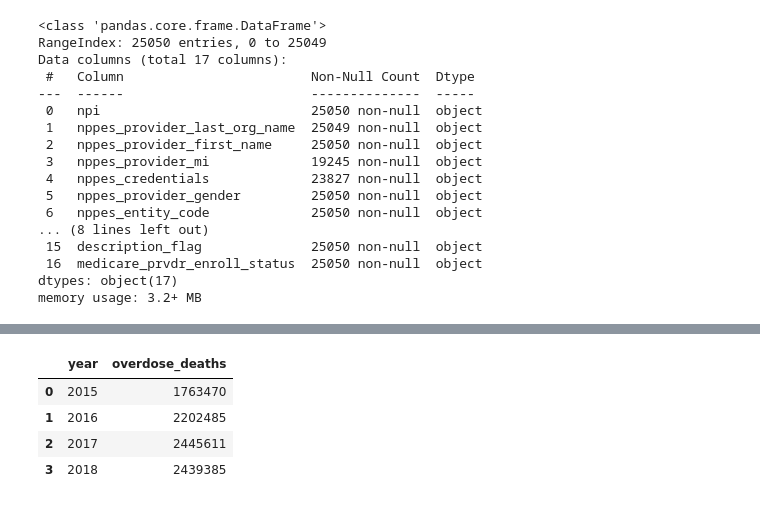
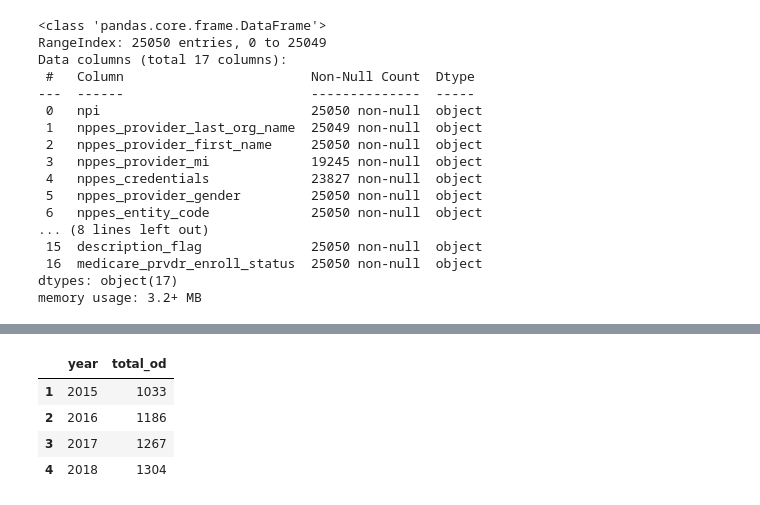
Before and after one commit to NSS-Data-Analytics-Cohort-16/da16-prescribers-python-DSVaughan266, a Jupyter notebook: notebooks/prescribers_connection_question3.ipynb, the cells around one changed output, grey strips where cells are left out. Saved outputs shown, nothing was run; the diff lists cells and outputs as text; code cells hidden in the pictures.

```diff
--- a/notebooks/prescribers_connection_question3.ipynb
+++ b/notebooks/prescribers_connection_question3.ipynb
@@ -115,9 +90,0 @@ overdose_deaths
-# %%
-overdose_deaths_year = overdose_deaths.groupby('year')['overdose_deaths'].sum().reset_index()
-overdose_deaths_year
-# %% [output]
-|  | year | overdose_deaths |
-| 0 | 2015 | 1763470 |
-| 1 | 2016 | 2202485 |
-| 2 | 2017 | 2445611 |
-| 3 | 2018 | 2439385 |
@@ -128 +91,12 @@ import matplotlib.pyplot as plt
+# %%
+overdose_deaths_sorted = overdose_deaths.sort_values("year")
+overdose_deaths_sorted = overdose_deaths_sorted.reset_index(drop=True)
+overdose_deaths_sorted.index = overdose_deaths_sorted.index + 1
+overdose_deaths_sorted
+# %% [output]
+|  | year | total_od |
+| 1 | 2015 | 1033 |
+| 2 | 2016 | 1186 |
+| 3 | 2017 | 1267 |
+| 4 | 2018 | 1304 |
 # %%
```
Also changed, not shown: parts of 7 cells of this notebook, 4 other files.
